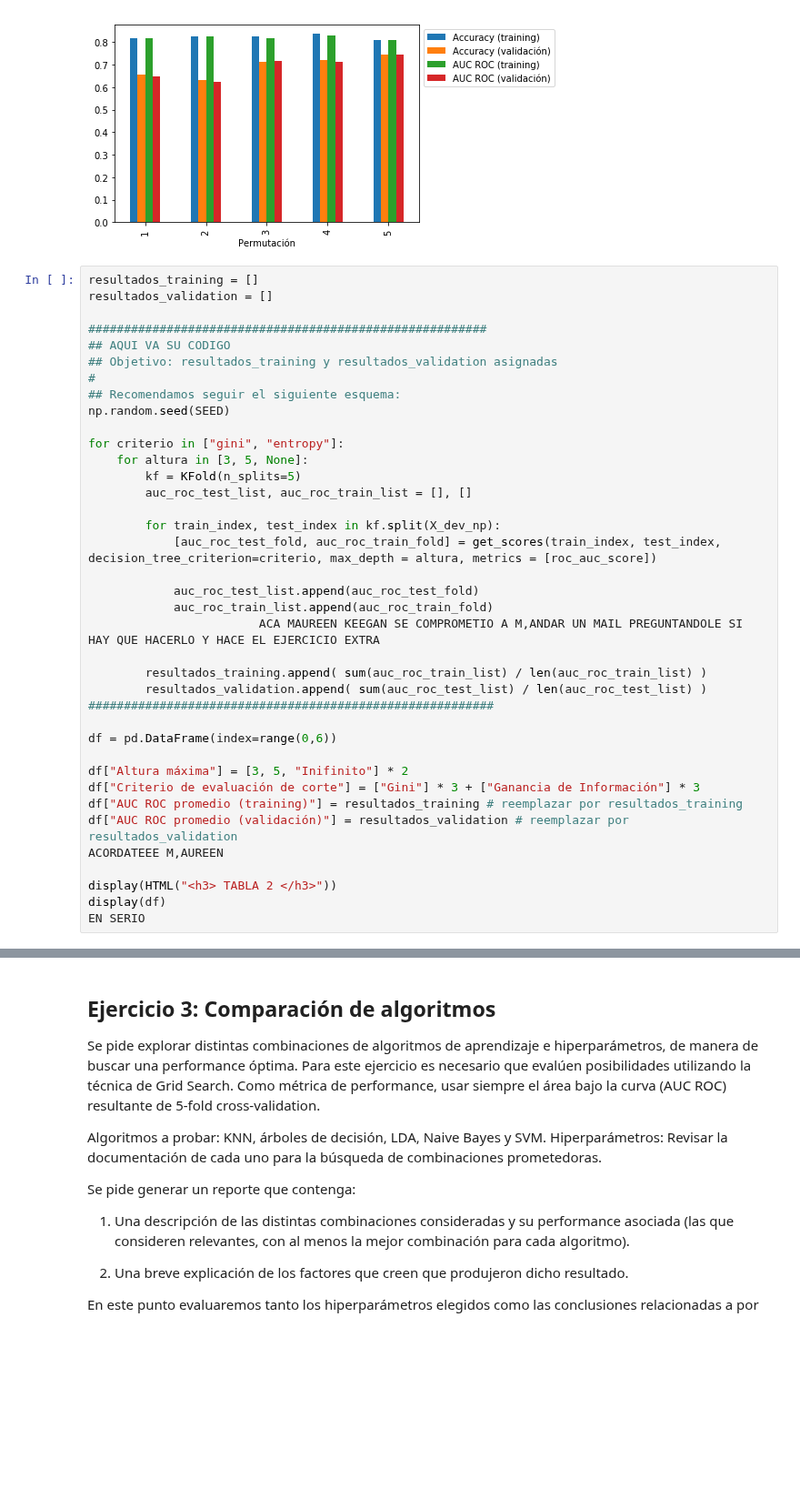
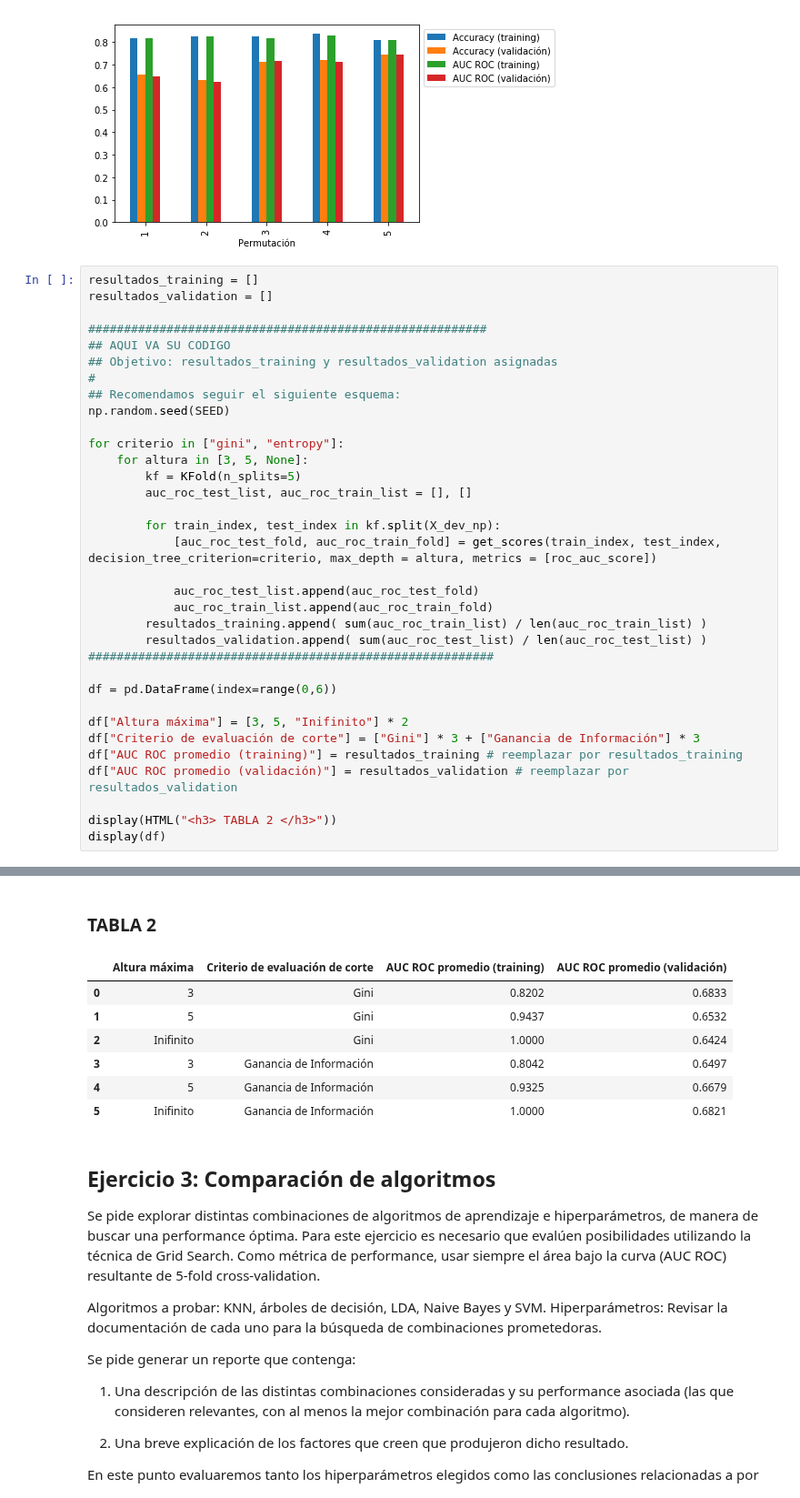
Before and after one commit to cosa65/aprendizajeAutomatico, a Jupyter notebook: TP1/TP1.ipynb, the cells around one changed output, grey strips where cells are left out. Shown at 91% size. Cells and saved outputs as stored; diff of their text form; blank space fills up the shorter version.

```diff
--- a/TP1/TP1.ipynb
+++ b/TP1/TP1.ipynb
@@ -296,8 +296,6 @@ for criterio in ["gini", "entropy"]:
 
             auc_roc_test_list.append(auc_roc_test_fold)
             auc_roc_train_list.append(auc_roc_train_fold)
-                        ACA MAUREEN KEEGAN SE COMPROMETIO A M,ANDAR UN MAIL PREGUNTANDOLE SI HAY QUE HACERLO Y HACE EL EJERCICIO EXTRA
-
         resultados_training.append( sum(auc_roc_train_list) / len(auc_roc_train_list) )
         resultados_validation.append( sum(auc_roc_test_list) / len(auc_roc_test_list) )
 #########################################################
@@ -308,9 +306,7 @@ df["Altura máxima"] = [3, 5, "Inifinito"] * 2
 df["Criterio de evaluación de corte"] = ["Gini"] * 3 + ["Ganancia de Información"] * 3
 df["AUC ROC promedio (training)"] = resultados_training # reemplazar por resultados_training
 df["AUC ROC promedio (validación)"] = resultados_validation # reemplazar por resultados_validation
-ACORDATEEE M,AUREEN
 
 display(HTML("<h3> TABLA 2 </h3>"))
 display(df)
-EN SERIO
 # %% [output]
@@ -318,3 +313,11 @@ IndentationError: unexpected indent (<ipython-input-126-ef62e6eeb195>, line 21)
+TABLA 2
+|  | Altura máxima | Criterio de evaluación de corte | AUC ROC promedio (training) | AUC ROC promedio (validación) |
+| 0 | 3 | Gini | 0.8202 | 0.6833 |
+| 1 | 5 | Gini | 0.9437 | 0.6532 |
+| 2 | Inifinito | Gini | 1.0000 | 0.6424 |
+| 3 | 3 | Ganancia de Información | 0.8042 | 0.6497 |
+| 4 | 5 | Ganancia de Información | 0.9325 | 0.6679 |
+| 5 | Inifinito | Ganancia de Información | 1.0000 | 0.6821 |
 # %% [markdown]
 ## Ejercicio 3: Comparación de algoritmos
 
```
Also changed, not shown: parts of 2 cells of this notebook.
